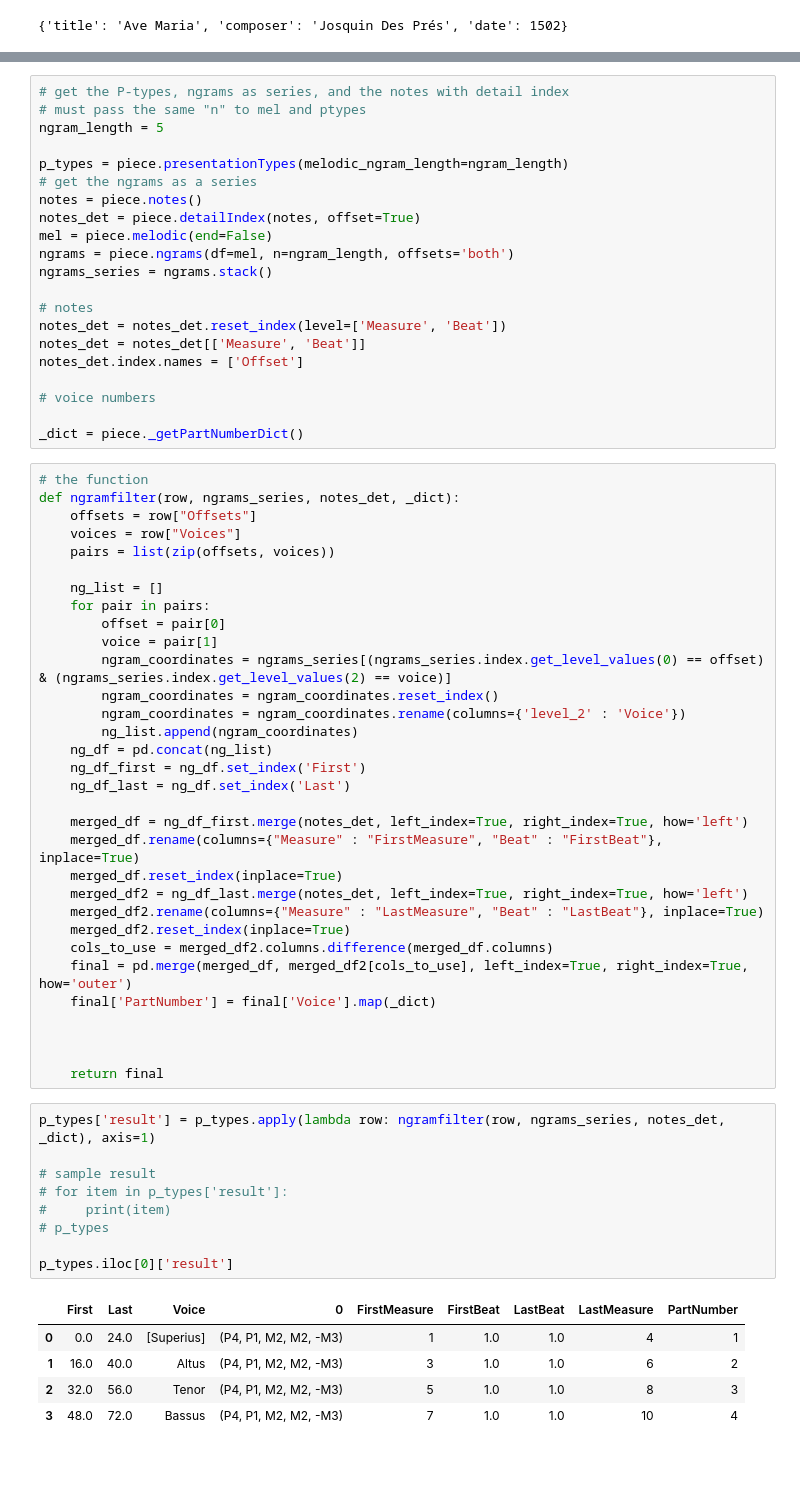
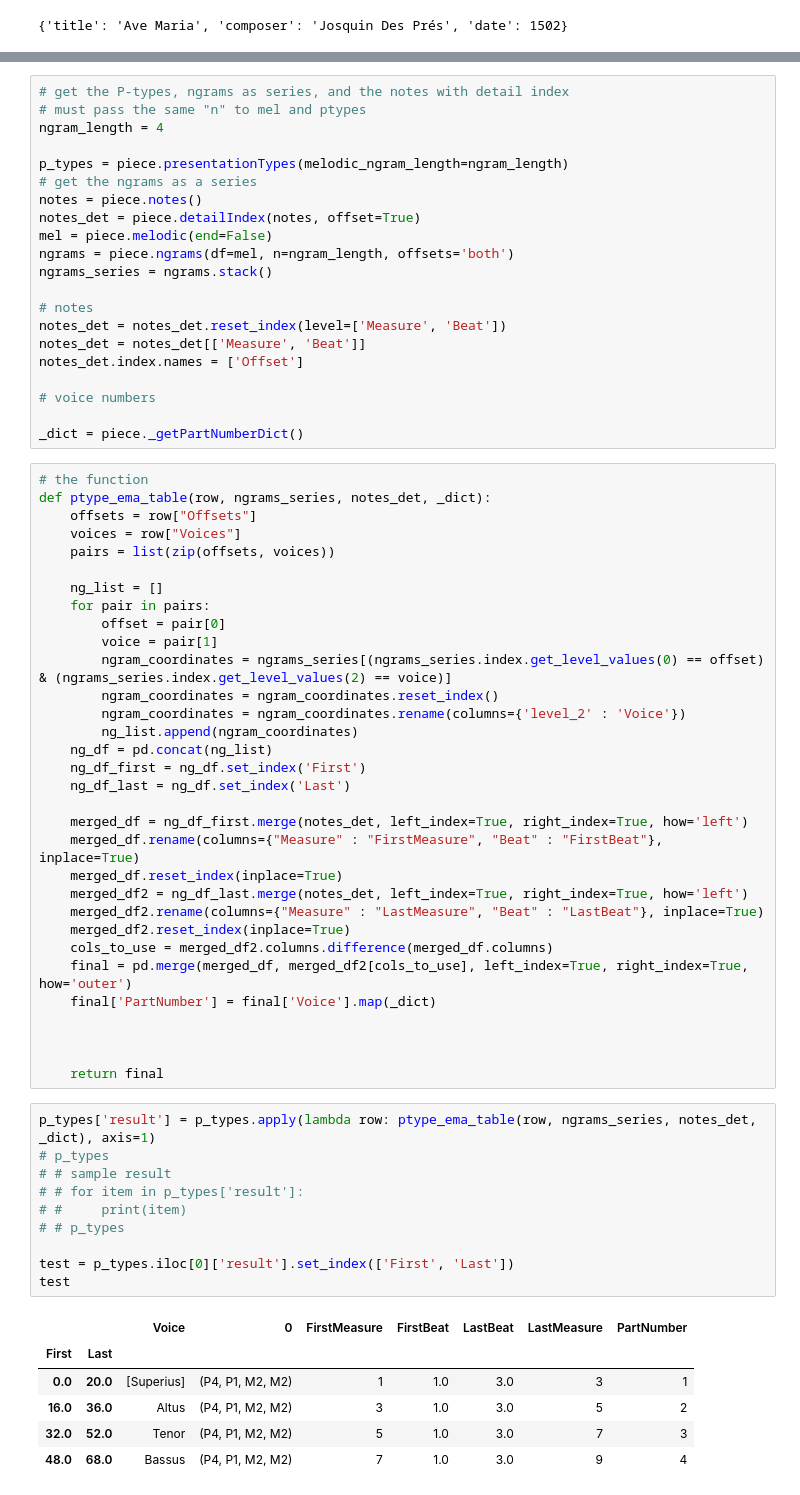
Before and after one commit to RichardFreedman/CRIM_JHUB, a Jupyter notebook: AA_p_type_ema.ipynb, the cells around one changed output, grey strips where cells are left out. Cells and saved outputs as stored; diff of their text form; blank space fills up the shorter version.

```diff
--- a/AA_p_type_ema.ipynb
+++ b/AA_p_type_ema.ipynb
@@ -95,7 +76,7 @@ df['D'] = df['U'].map(d)
 # %%
 # get the P-types, ngrams as series, and the notes with detail index
 # must pass the same "n" to mel and ptypes
-ngram_length = 5
+ngram_length = 4
 
 p_types = piece.presentationTypes(melodic_ngram_length=ngram_length)
 # get the ngrams as a series
@@ -115,7 +96,7 @@ notes_det.index.names = ['Offset']
 _dict = piece._getPartNumberDict()
 # %%
 # the function
-def ngramfilter(row, ngrams_series, notes_det, _dict):
+def ptype_ema_table(row, ngrams_series, notes_det, _dict):
     offsets = row["Offsets"]
     voices = row["Voices"]
     pairs = list(zip(offsets, voices))
@@ -146,17 +127,19 @@ def ngramfilter(row, ngrams_series, notes_det, _dict):
 
     return final
 # %%
-p_types['result'] = p_types.apply(lambda row: ngramfilter(row, ngrams_series, notes_det, _dict), axis=1)
+p_types['result'] = p_types.apply(lambda row: ptype_ema_table(row, ngrams_series, notes_det, _dict), axis=1)
+# p_types
+# # sample result
+# # for item in p_types['result']:
+# #     print(item)
+# # p_types
 
-# sample result
-# for item in p_types['result']:
-#     print(item)
-# p_types
-
-p_types.iloc[0]['result']
+test = p_types.iloc[0]['result'].set_index(['First', 'Last'])
+test
 # %% [output]
-|  | First | Last | Voice | 0 | FirstMeasure | FirstBeat | LastBeat | LastMeasure | PartNumber |
-| 0 | 0.0 | 24.0 | [Superius] | (P4, P1, M2, M2, -M3) | 1 | 1.0 | 1.0 | 4 | 1 |
-| 1 | 16.0 | 40.0 | Altus | (P4, P1, M2, M2, -M3) | 3 | 1.0 | 1.0 | 6 | 2 |
-| 2 | 32.0 | 56.0 | Tenor | (P4, P1, M2, M2, -M3) | 5 | 1.0 | 1.0 | 8 | 3 |
-| 3 | 48.0 | 72.0 | Bassus | (P4, P1, M2, M2, -M3) | 7 | 1.0 | 1.0 | 10 | 4 |
+|  |  | Voice | 0 | FirstMeasure | FirstBeat | LastBeat | LastMeasure | PartNumber |
+| First | Last |  |  |  |  |  |  |  |
+| 0.0 | 20.0 | [Superius] | (P4, P1, M2, M2) | 1 | 1.0 | 3.0 | 3 | 1 |
+| 16.0 | 36.0 | Altus | (P4, P1, M2, M2) | 3 | 1.0 | 3.0 | 5 | 2 |
+| 32.0 | 52.0 | Tenor | (P4, P1, M2, M2) | 5 | 1.0 | 3.0 | 7 | 3 |
+| 48.0 | 68.0 | Bassus | (P4, P1, M2, M2) | 7 | 1.0 | 3.0 | 9 | 4 |
```
Also changed, not shown: parts of 11 cells of this notebook, 1 other file.
